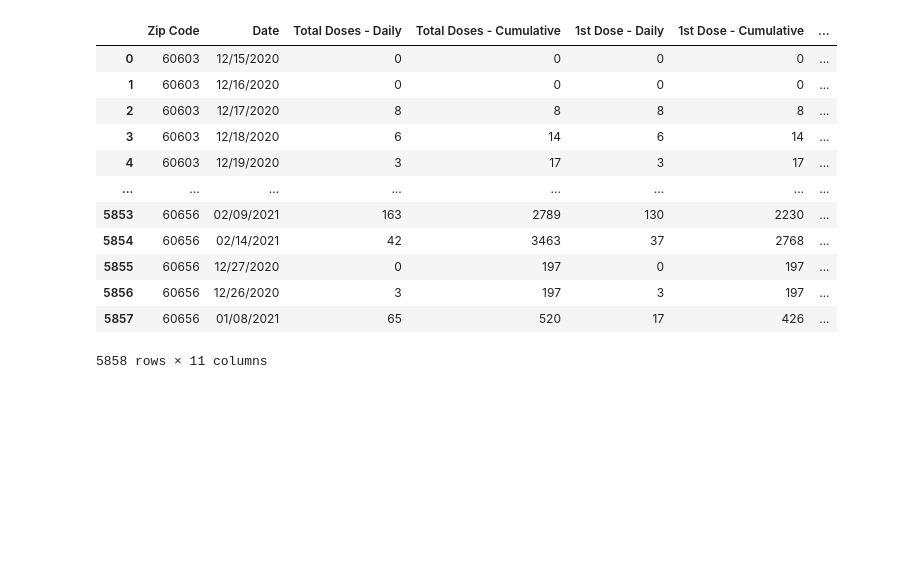
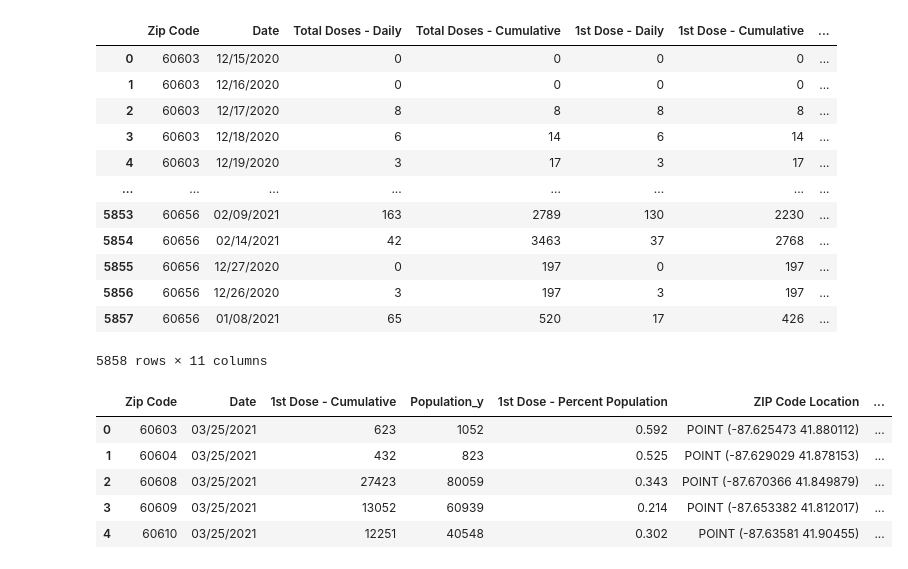
Before and after one commit to datadunce/project-one, a Jupyter notebook: project_merge.ipynb, the cells around one changed output. Cells and saved outputs as stored; diff of their text form; code cells hidden in the pictures; blank space fills up the shorter version.

```diff
--- a/project_merge.ipynb
+++ b/project_merge.ipynb
@@ -92,0 +75,43 @@ final_df
+# %%
+#create heat map of % complete - Sarah
+#save heatmap for presentation
+
+# Calculate the final vaccine count of each zip code
+#get a df with the selected columns
+vaccine_heatmap_df = final_df[['Zip Code','Date','1st Dose - Daily','1st Dose - Cumulative','1st Dose - Percent Population','Population_y','ZIP Code Location']]
+
+# Start by getting the last (greatest) timepoint for each zip code
+groupby_df = pd.DataFrame({"Vaccine Max":vaccine_heatmap_df.groupby("Zip Code")["1st Dose - Cumulative"].max()})
+
+# Merge this group df with the original dataframe to get the # of vaccines at the last timepoint
+merged_df = pd.merge(vaccine_heatmap_df, groupby_df, how='outer', on='Zip Code')
+greatest_vaccine_df = merged_df.loc[(merged_df["1st Dose - Cumulative"]==merged_df["Vaccine Max"])]
+greatest_vaccine_df = greatest_vaccine_df[['Zip Code','Date','1st Dose - Cumulative','Population_y','1st Dose - Percent Population',
+                                           'ZIP Code Location']]
+
+#get lat/lng coordinates in a format that gmaps can use (float)
+lng_lat_list = greatest_vaccine_df["ZIP Code Location"].tolist()
+cleaned = []
+for coord in lng_lat_list:
+    x = coord.strip("POINT (").strip(")").replace(" ",",")
+    cleaned.append(x)
+lat = []
+lng = []
+for coord in cleaned:
+    a,b = coord.split(',')
+    lat.append(float(a))
+    lng.append(float(b))
+cleaned_df = pd.DataFrame({"Lat":lat,
+                        "Lng":lng,
+                       "ZIP Code Location":lng_lat_list})
+
+#add cleaned lat/lng to greatest_vaccine_df
+gmaps_merged_df = pd.merge(greatest_vaccine_df, cleaned_df, how='outer', on='ZIP Code Location')
+gmaps_merged_df.head()
+# %% [output]
+|  | Zip Code | Date | 1st Dose - Cumulative | Population_y | 1st Dose - Percent Population | ZIP Code Location | ... |
+| 0 | 60603 | 03/25/2021 | 623 | 1052 | 0.592 | POINT (-87.625473 41.880112) | ... |
+| 1 | 60604 | 03/25/2021 | 432 | 823 | 0.525 | POINT (-87.629029 41.878153) | ... |
+| 2 | 60608 | 03/25/2021 | 27423 | 80059 | 0.343 | POINT (-87.670366 41.849879) | ... |
+| 3 | 60609 | 03/25/2021 | 13052 | 60939 | 0.214 | POINT (-87.653382 41.812017) | ... |
+| 4 | 60610 | 03/25/2021 | 12251 | 40548 | 0.302 | POINT (-87.63581 41.90455) | ... |
```
Also changed, not shown: parts of 6 cells of this notebook, 1 other file.
